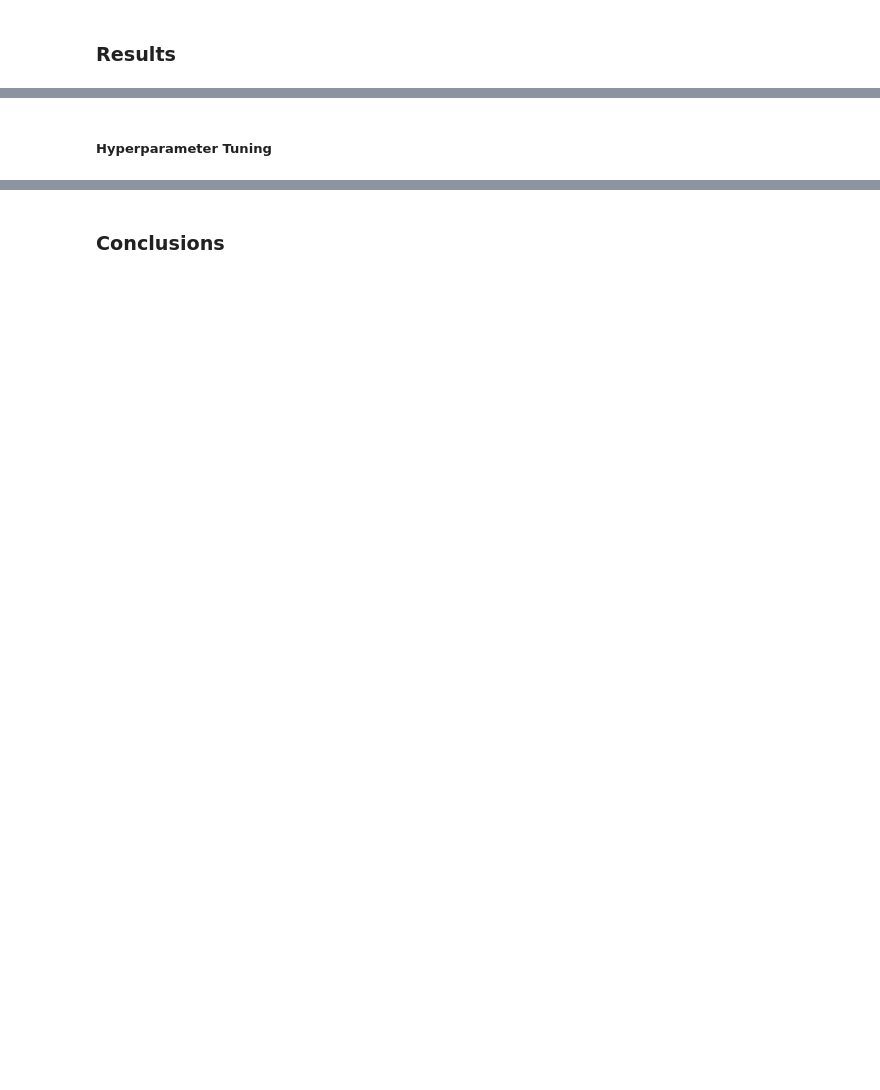
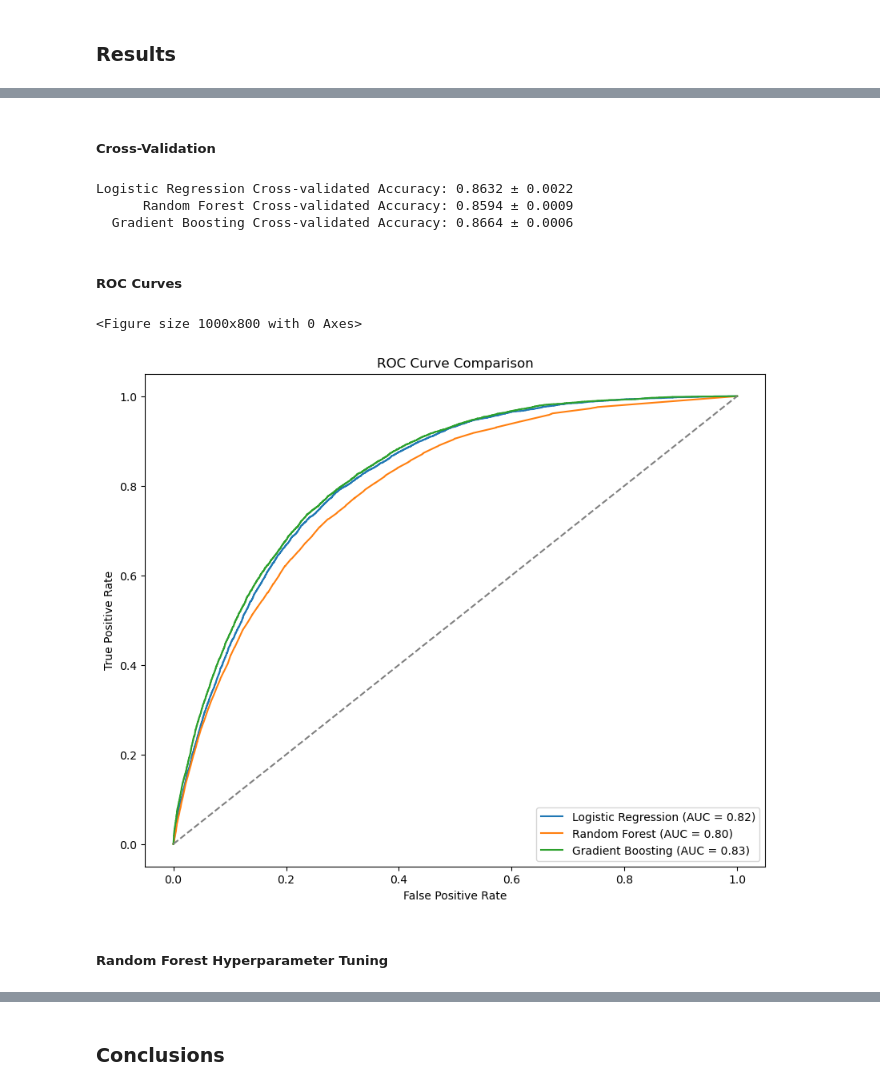
Before and after one commit to jman102/CSCA5622-Final-Project, a Jupyter notebook: final_project.ipynb, the cells around one changed output, grey strips where cells are left out. Cells and saved outputs as stored; diff of their text form; code cells hidden in the pictures; blank space fills up the shorter version.

```diff
--- a/final_project.ipynb
+++ b/final_project.ipynb
@@ -155,2 +154,14 @@ rf_clf = RandomForestClassifier(n_estimators=100, random_state=42).fit(rf_data.X
+# %%
+class GB_data:
+    def __init__(self):
+
+        self.y_pred = None
+        self.y_prob = None
+        self.cm = None
+
+gb_data = GB_data()
+
+# gradient boosting
+gb_clf = GradientBoostingClassifier(random_state=42).fit(data.X_train, data.y_train)
 # %% [markdown]
 ### Results
@@ -248,26 +242,38 @@ weighted avg       0.82      0.86      0.83     63420
 # %% [markdown]
-##### Hyperparameter Tuning
+##### Cross-Validation
 # %%
+# Cross-validation for each model
+def cross_validate_model(model_name, model, X, y):
+    scores = cross_val_score(model, X, y, cv=5, scoring="accuracy")
+    print(f"{model_name} Cross-validated Accuracy: {np.mean(scores):.4f} ± {np.std(scores):.4f}")
 
-# # Hyperparameter grid
-# param_grid = {
-#     'n_estimators': [50, 100, 150],
-#     'max_depth': [10, 20, None],
-#     'min_samples_split': [2, 5, 10],
-#     'min_samples_leaf': [1, 2, 4]
-# }
-
-# # Grid Search
-# grid_search = GridSearchCV(estimator=rf_clf, param_grid=param_grid, cv=3)
-# grid_search.fit(rf_data.X_train, rf_data.y_train)
-
-# # Best parameters
-# print(f"Best parameters: {grid_search.best_params_}")
-
-# # Best model
-# best_rf = grid_search.best_estimator_
-
-# # Evaluate the best model on the test set
-# y_pred_best = best_rf.predict(rf_data.X_test)
-# print("Best Model Evaluation:")
-# print(classification_report(rf_data.y_test, y_pred_best))
+cross_validate_model("Logistic Regression", lr_clf, X, y)
+cross_validate_model("      Random Forest", rf_clf, X, y)
+cross_validate_model("  Gradient Boosting", gb_clf, X, y)
+# %% [output]
+Logistic Regression Cross-validated Accuracy: 0.8632 ± 0.0022
+      Random Forest Cross-validated Accuracy: 0.8594 ± 0.0009
+  Gradient Boosting Cross-validated Accuracy: 0.8664 ± 0.0006
+# %% [markdown]
+##### ROC Curves
+# %%
+# Plot ROC Curve for each model
+def plot_roc_curve(model_name, y_test, predictions):
+    fpr, tpr, thresholds = roc_curve(y_test, predictions)
+    plt.plot(fpr, tpr, label=f"{model_name} (AUC = {roc_auc_score(y_test, predictions):.2f})")
+
+plt.figure(figsize=(10, 8))
+plot_roc_curve("Logistic Regression", data.y_test, lr_clf.predict_proba(data.X_test)[:,1])
+plot_roc_curve("Random Forest", data.y_test, rf_clf.predict_proba(data.X_test)[:,1])
+plot_roc_curve("Gradient Boosting", data.y_test, gb_clf.predict_proba(data.X_test)[:,1])
+plt.plot([0, 1], [0, 1], linestyle="--", color="gray")  # Diagonal line (random guess)
+plt.title("ROC Curve Comparison")
+plt.xlabel("False Positive Rate")
+plt.ylabel("True Positive Rate")
+plt.legend(loc="lower right")
+plt.show()
+# %% [output]
+<Figure size 1000x800 with 0 Axes>
+[figure, added]
+# %% [markdown]
+##### Random Forest Hyperparameter Tuning
```
Also changed, not shown: parts of 24 cells of this notebook.
